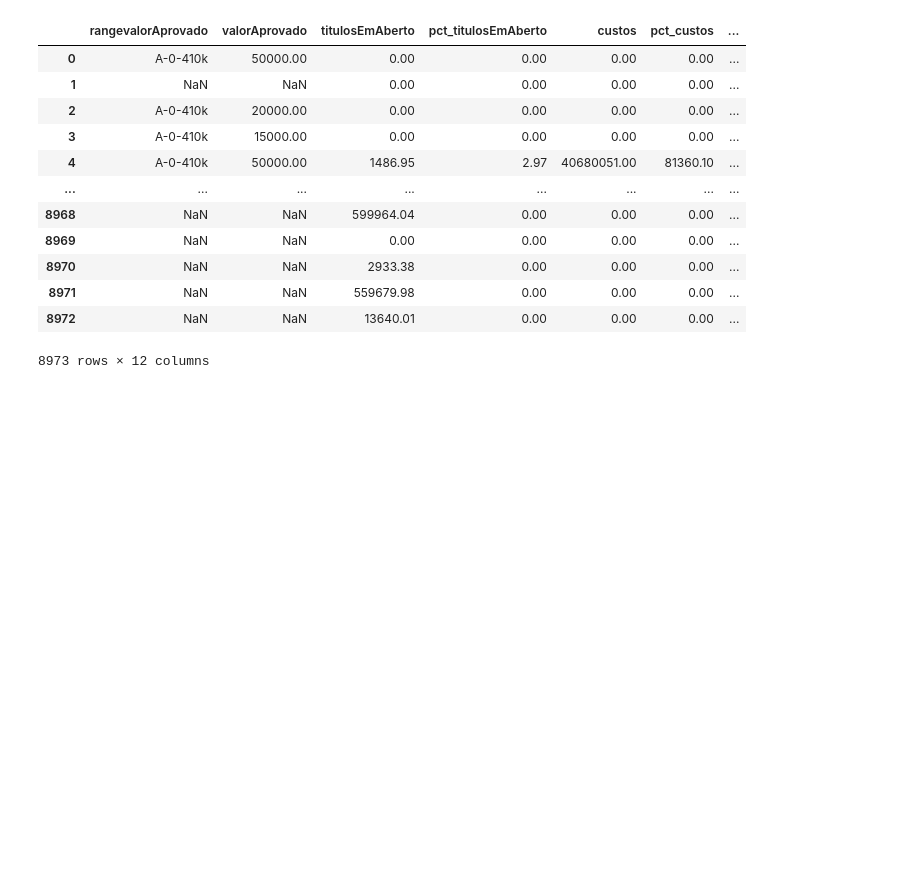
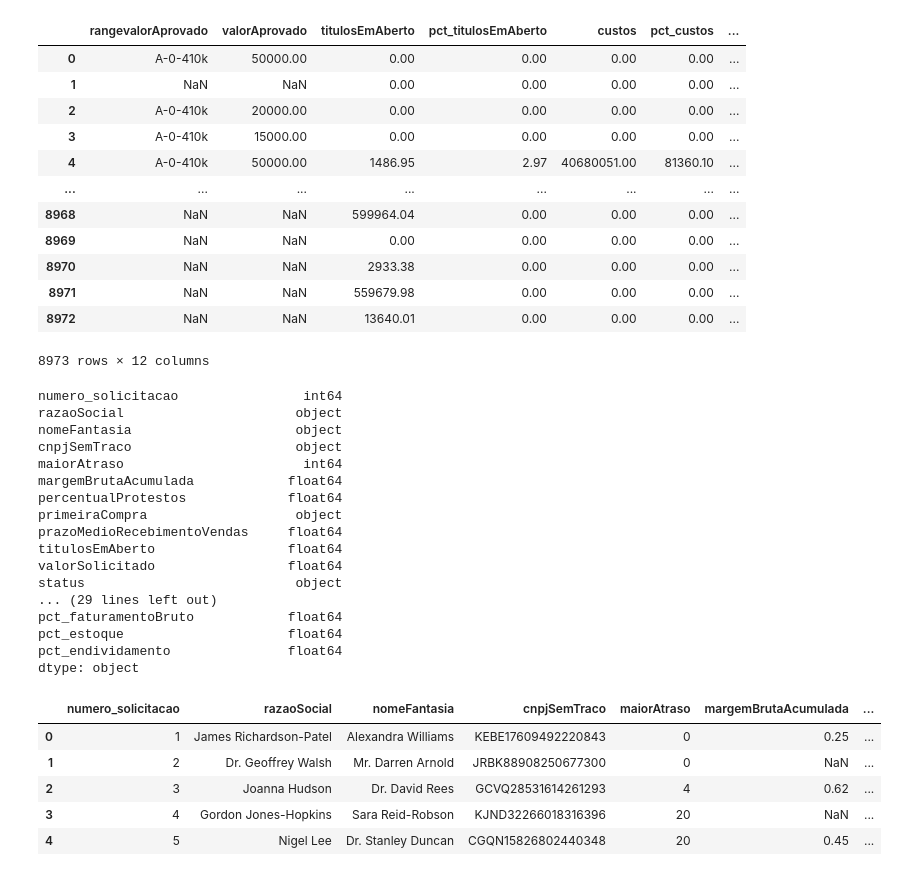
Before and after one commit to Rebeque/Solicitacoes_Credito, a Jupyter notebook: Solicitacoes_Credito_Notebook.ipynb, the cells around one changed output. Cells and saved outputs as stored; diff of their text form; code cells hidden in the pictures; blank space fills up the shorter version.

```diff
--- a/Solicitacoes_Credito_Notebook.ipynb
+++ b/Solicitacoes_Credito_Notebook.ipynb
@@ -941,0 +942,31 @@ df[lista]
+# %%
+# Vamos tratar as variáveis que temos para modelagem
+#
+# Verifica data types para conversão
+
+print(df.dtypes)
+df.head(5)
+# %% [output]
+numero_solicitacao                int64
+razaoSocial                      object
+nomeFantasia                     object
+cnpjSemTraco                     object
+maiorAtraso                       int64
+margemBrutaAcumulada            float64
+percentualProtestos             float64
+primeiraCompra                   object
+prazoMedioRecebimentoVendas     float64
+titulosEmAberto                 float64
+valorSolicitado                 float64
+status                           object
+... (29 lines left out)
+pct_faturamentoBruto            float64
+pct_estoque                     float64
+pct_endividamento               float64
+dtype: object
+|  | numero_solicitacao | razaoSocial | nomeFantasia | cnpjSemTraco | maiorAtraso | margemBrutaAcumulada | ... |
+| 0 | 1 | James Richardson-Patel | Alexandra Williams | KEBE17609492220843 | 0 | 0.25 | ... |
+| 1 | 2 | Dr. Geoffrey Walsh | Mr. Darren Arnold | JRBK88908250677300 | 0 | NaN | ... |
+| 2 | 3 | Joanna Hudson | Dr. David Rees | GCVQ28531614261293 | 4 | 0.62 | ... |
+| 3 | 4 | Gordon Jones-Hopkins | Sara Reid-Robson | KJND32266018316396 | 20 | NaN | ... |
+| 4 | 5 | Nigel Lee | Dr. Stanley Duncan | CGQN15826802440348 | 20 | 0.45 | ... |
```
Also changed, not shown: parts of 17 cells of this notebook.
